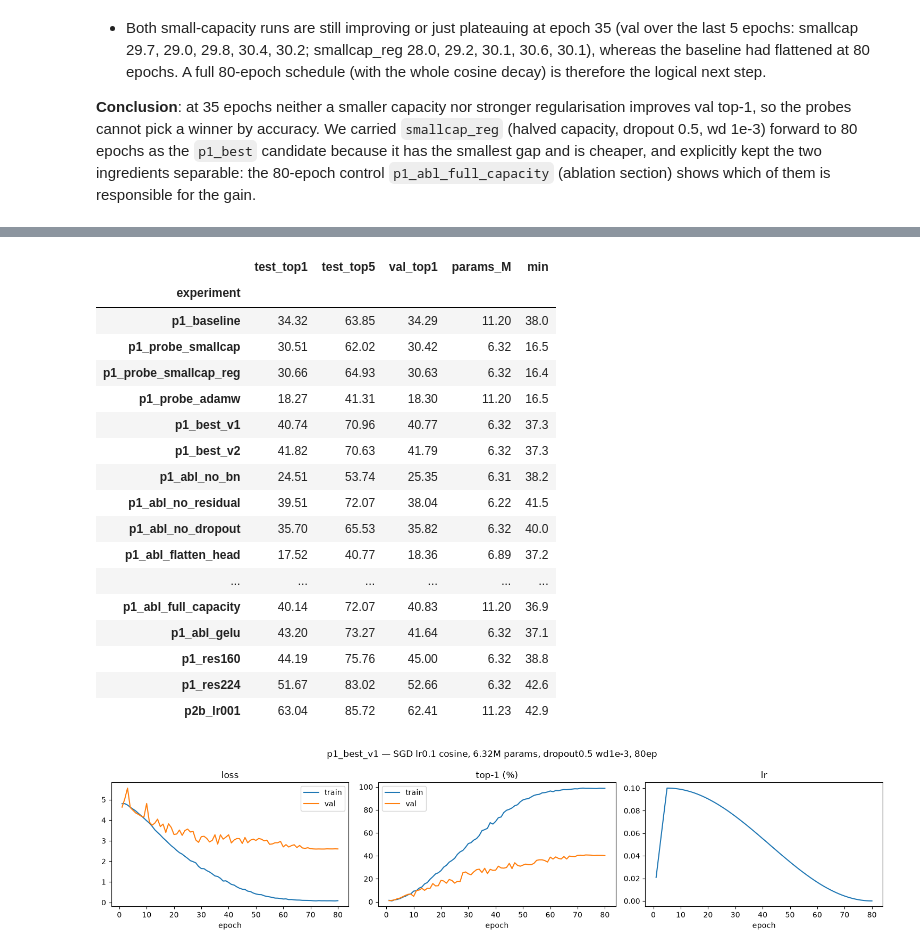
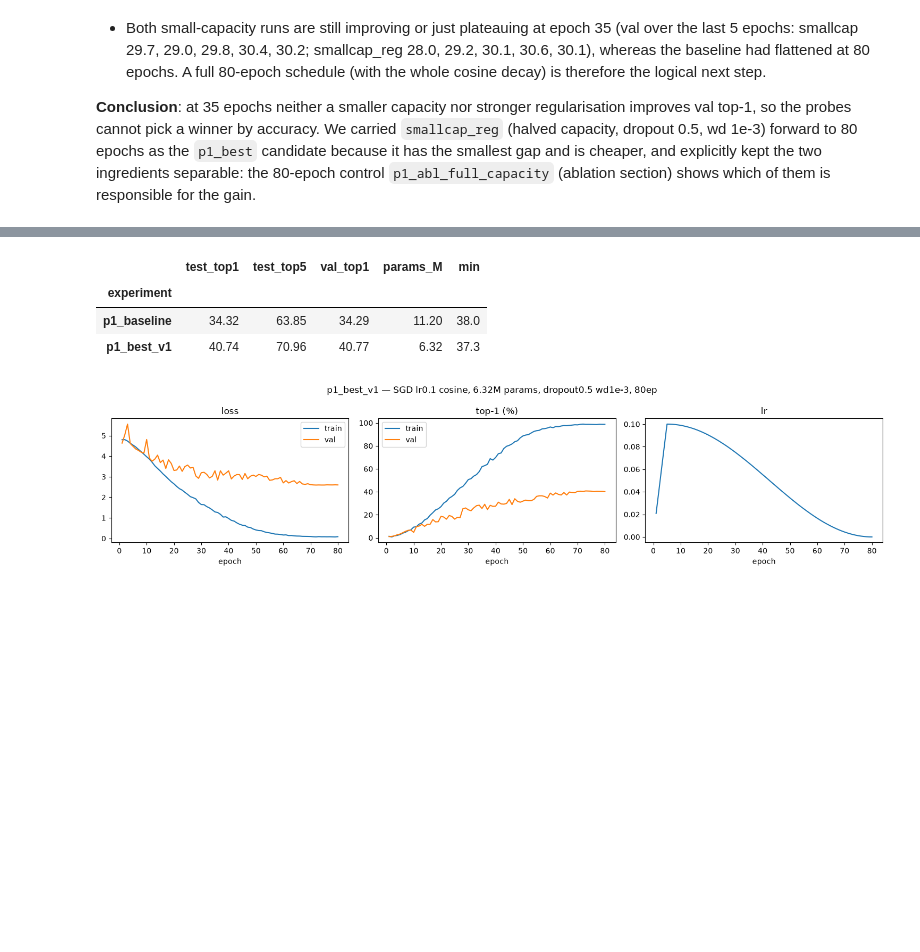
Before and after one commit to LuyaoMa-ace/IPCV_HW, a Jupyter notebook: assignment_module_two_executed.ipynb, the cells around one changed output, grey strips where cells are left out. Saved outputs shown, nothing was run; the diff lists cells and outputs as text; code cells hidden in the pictures; blank space fills up the shorter version.

```diff
--- a/assignment_module_two_executed.ipynb
+++ b/assignment_module_two_executed.ipynb
@@ -703,24 +694,10 @@ _ = run_experiment(
 # %%
-results_table()
+results_table(["p1_baseline", "p1_best_v1"])
 # %% [output]
 |  | test_top1 | test_top5 | val_top1 | params_M | min |
 | experiment |  |  |  |  |  |
 | p1_baseline | 34.32 | 63.85 | 34.29 | 11.20 | 38.0 |
-| p1_probe_smallcap | 30.51 | 62.02 | 30.42 | 6.32 | 16.5 |
-| p1_probe_smallcap_reg | 30.66 | 64.93 | 30.63 | 6.32 | 16.4 |
-| p1_probe_adamw | 18.27 | 41.31 | 18.30 | 11.20 | 16.5 |
 | p1_best_v1 | 40.74 | 70.96 | 40.77 | 6.32 | 37.3 |
-| p1_best_v2 | 41.82 | 70.63 | 41.79 | 6.32 | 37.3 |
-| p1_abl_no_bn | 24.51 | 53.74 | 25.35 | 6.31 | 38.2 |
-| p1_abl_no_residual | 39.51 | 72.07 | 38.04 | 6.22 | 41.5 |
-| p1_abl_no_dropout | 35.70 | 65.53 | 35.82 | 6.32 | 40.0 |
-| p1_abl_flatten_head | 17.52 | 40.77 | 18.36 | 6.89 | 37.2 |
-| ... | ... | ... | ... | ... | ... |
-| p1_abl_full_capacity | 40.14 | 72.07 | 40.83 | 11.20 | 36.9 |
-| p1_abl_gelu | 43.20 | 73.27 | 41.64 | 6.32 | 37.1 |
-| p1_res160 | 44.19 | 75.76 | 45.00 | 6.32 | 38.8 |
-| p1_res224 | 51.67 | 83.02 | 52.66 | 6.32 | 42.6 |
-| p2b_lr001 | 63.04 | 85.72 | 62.41 | 11.23 | 42.9 |
 # %%
 plot_history("p1_best_v1", title="p1_best_v1 — SGD lr0.1 cosine, 6.32M params, dropout0.5 wd1e-3, 80ep")
 # %% [output]
```
Also changed, not shown: parts of 43 cells of this notebook, 2 other files.
